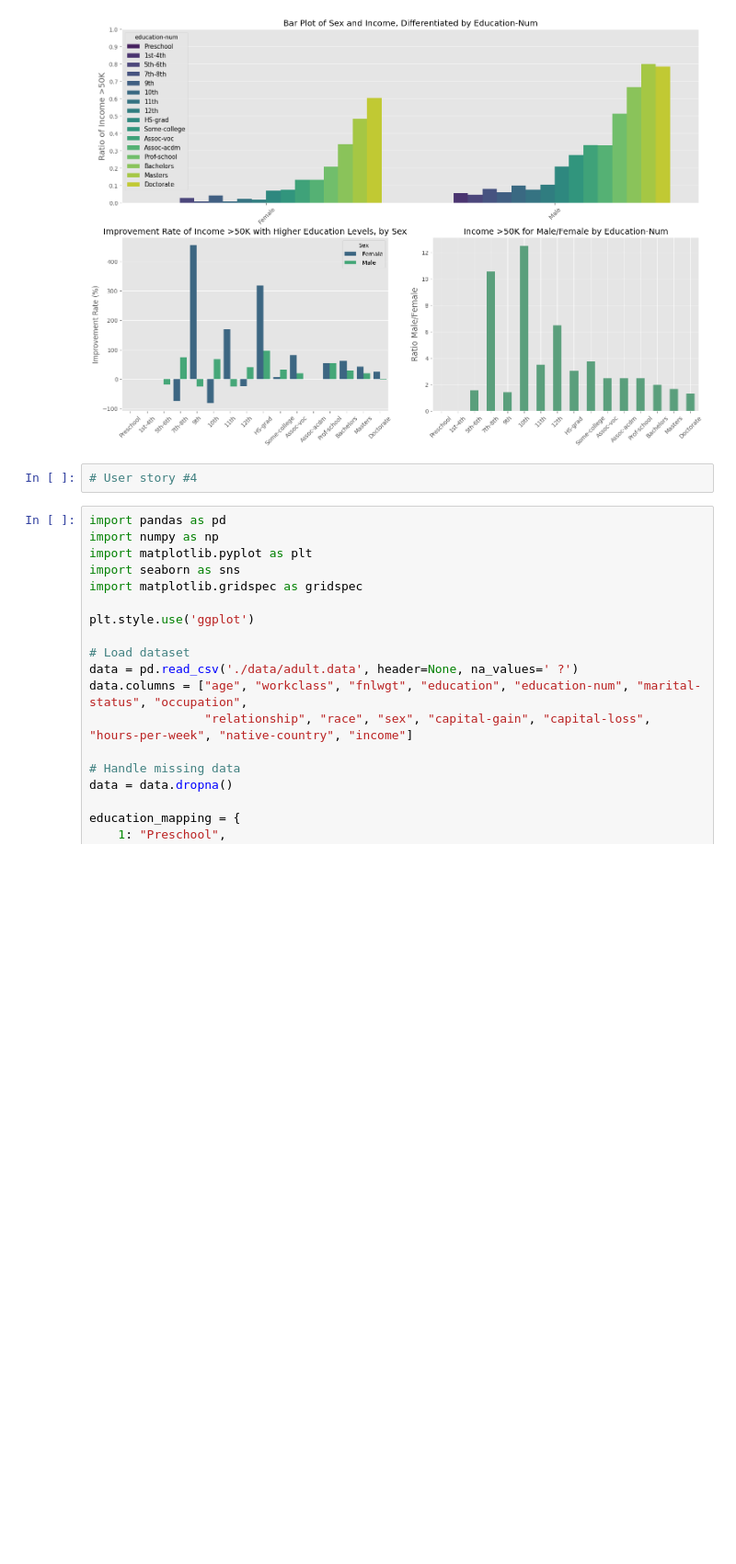
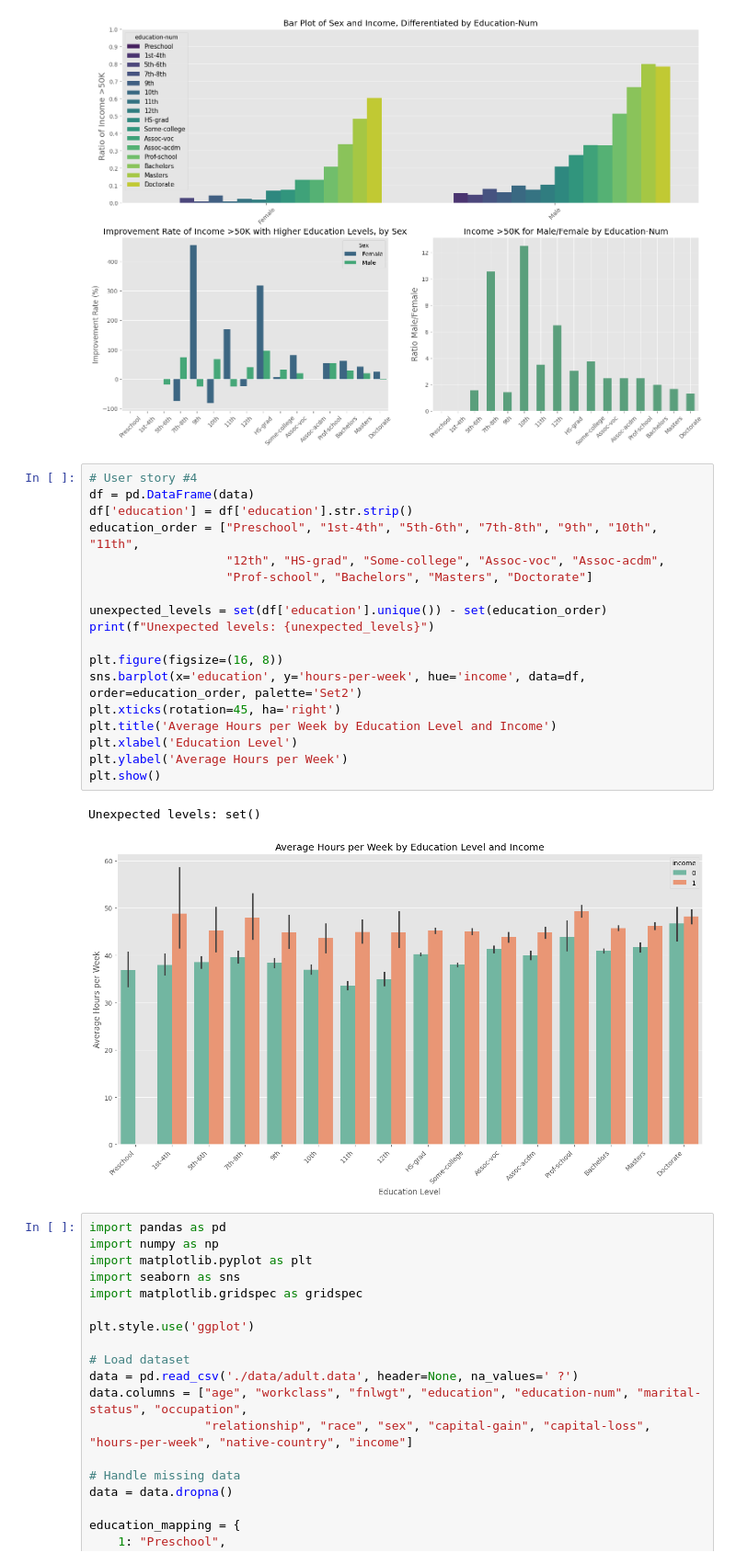
Before and after one commit to ytliu74/CSE578_course_project, a Jupyter notebook: submission.ipynb, the cells around one changed output. Shown at 92% size. Saved outputs shown, nothing was run; the diff lists cells and outputs as text; blank space fills up the shorter version.

```diff
--- a/submission.ipynb
+++ b/submission.ipynb
@@ -231,8 +231,27 @@ plt.tight_layout()
 plt.show()
 # %% [output]
 [figure]
-# %%
-# User story #4
+# %%
+# User story #4
+df = pd.DataFrame(data)
+df['education'] = df['education'].str.strip()
+education_order = ["Preschool", "1st-4th", "5th-6th", "7th-8th", "9th", "10th", "11th",
+                   "12th", "HS-grad", "Some-college", "Assoc-voc", "Assoc-acdm",
+                   "Prof-school", "Bachelors", "Masters", "Doctorate"]
+
+unexpected_levels = set(df['education'].unique()) - set(education_order)
+print(f"Unexpected levels: {unexpected_levels}")
+
+plt.figure(figsize=(16, 8))
+sns.barplot(x='education', y='hours-per-week', hue='income', data=df, order=education_order, palette='Set2')
+plt.xticks(rotation=45, ha='right')
+plt.title('Average Hours per Week by Education Level and Income')
+plt.xlabel('Education Level')
+plt.ylabel('Average Hours per Week')
+plt.show()
+# %% [output]
+Unexpected levels: set()
+[figure, added]
 # %%
 import pandas as pd
 import numpy as np
```
